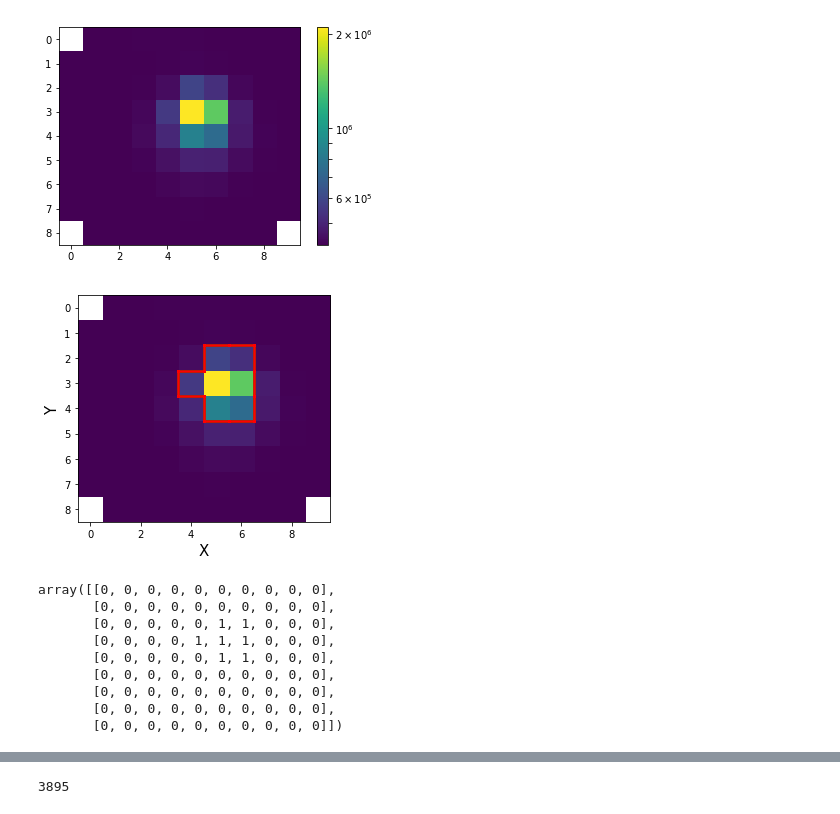
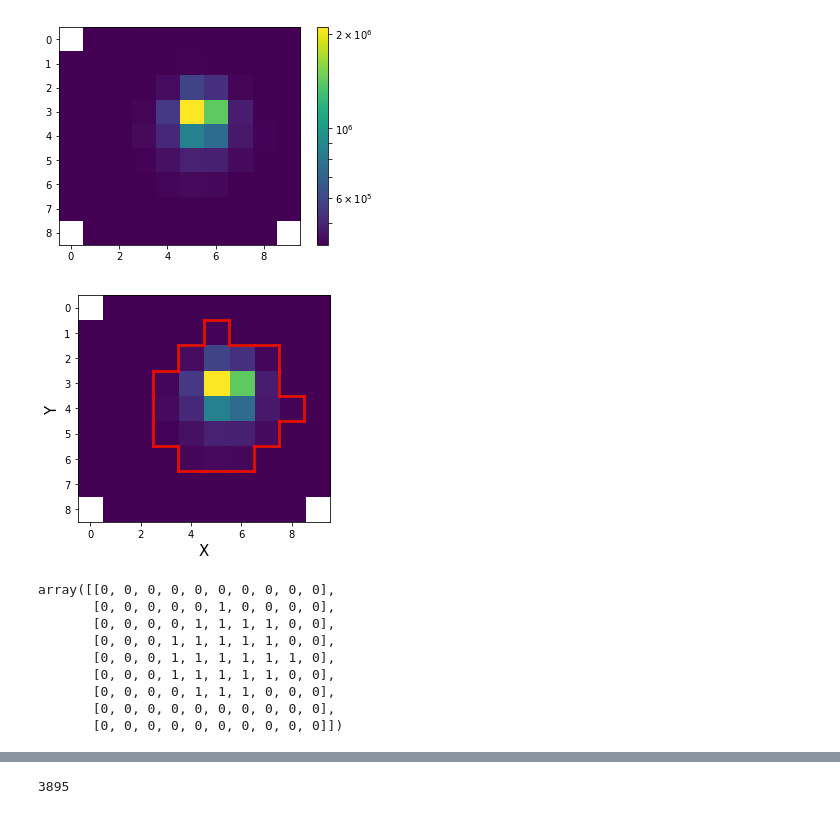
Before and after one commit to jpdeleon/cranky, a Jupyter notebook: 248662696 basic PLD.ipynb, the cells around one changed output, grey strips where cells are left out. Cells and saved outputs as stored; diff of their text form; code cells hidden in the pictures.

```diff
--- a/248662696 basic PLD.ipynb
+++ b/248662696 basic PLD.ipynb
@@ -115,45 +115,45 @@ def make_aperture_outline(frame, no_combined_images=1, threshold=0.5):
         l.append((p[1], p[0]+1))
         l.append((p[1]+1, p[0]+1))
         l.append((np.nan,np.nan))
 
     # and the same for vertical segments
     for p in zip(*ver_seg):
         l.append((p[1]+1, p[0]))
         l.append((p[1]+1, p[0]+1))
         l.append((np.nan, np.nan))
 
 
     segments = np.array(l)
 
     x0 = -0.5
     x1 = frame.shape[1]+x0
     y0 = -0.5
     y1 = frame.shape[0]+y0
 
     #   now we need to know something about the image which is shown
     #   at this point let's assume it has extents (x0, y0)..(x1,y1) on the axis
     #   drawn with origin='lower'
     # with this information we can rescale our points
     segments[:,0] = x0 + (x1-x0) * segments[:,0] / mapimg.shape[1]
     segments[:,1] = y0 + (y1-y0) * segments[:,1] / mapimg.shape[0]
 
     return segments
 
 starname='248662696'
 
-aperture = find_aperture(t,f,starname,cutoff_limit=1.2,showfig=True)
+aperture = find_aperture(t,f,starname,cutoff_limit=1.01,showfig=True)
 # %% [output]
-[figure, old version]
+[figure, new version]
 # %%
 aperture[0]
 # %% [output]
 array([[0, 0, 0, 0, 0, 0, 0, 0, 0, 0],
-       [0, 0, 0, 0, 0, 0, 0, 0, 0, 0],
-       [0, 0, 0, 0, 0, 1, 1, 0, 0, 0],
+       [0, 0, 0, 0, 0, 1, 0, 0, 0, 0],
+       [0, 0, 0, 0, 1, 1, 1, 1, 0, 0],
+       [0, 0, 0, 1, 1, 1, 1, 1, 0, 0],
+       [0, 0, 0, 1, 1, 1, 1, 1, 1, 0],
+       [0, 0, 0, 1, 1, 1, 1, 1, 0, 0],
        [0, 0, 0, 0, 1, 1, 1, 0, 0, 0],
-       [0, 0, 0, 0, 0, 1, 1, 0, 0, 0],
-       [0, 0, 0, 0, 0, 0, 0, 0, 0, 0],
-       [0, 0, 0, 0, 0, 0, 0, 0, 0, 0],
        [0, 0, 0, 0, 0, 0, 0, 0, 0, 0],
        [0, 0, 0, 0, 0, 0, 0, 0, 0, 0]])
 # %%
```
Also changed, not shown: parts of 27 cells of this notebook, 12 other files.
